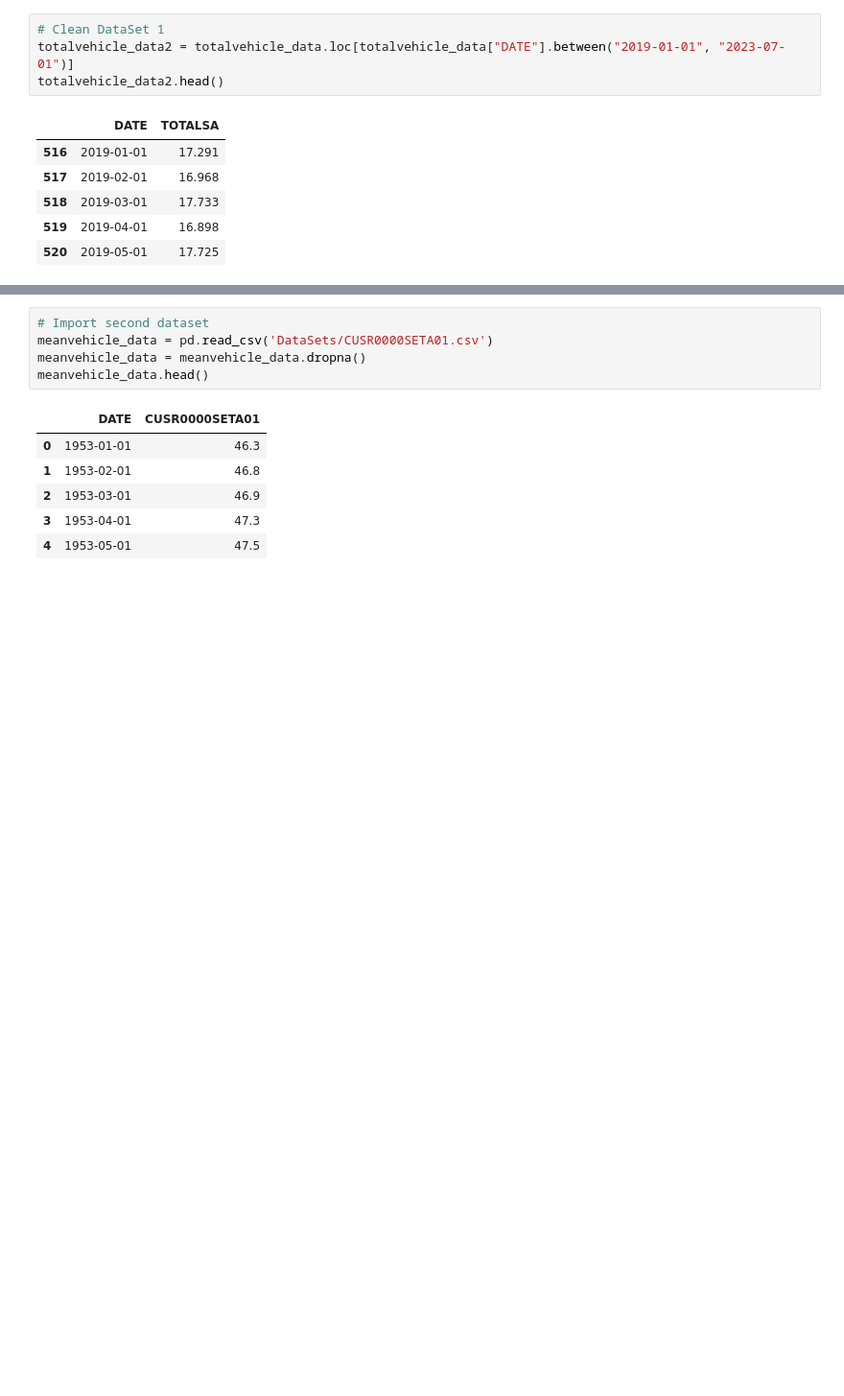
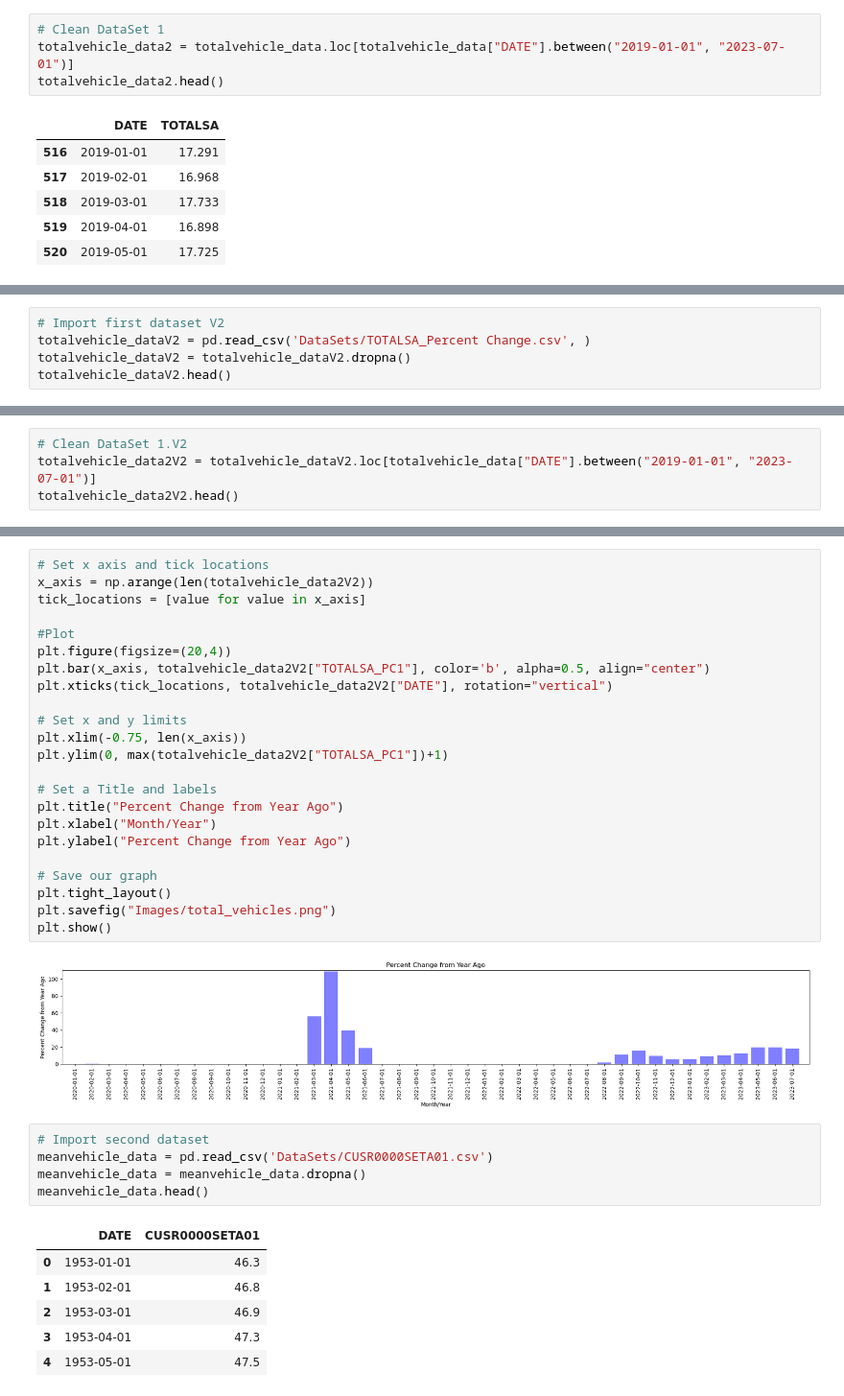
Before and after one commit to davidrf93/Project-1, a Jupyter notebook: Project 1 - Group 5.ipynb, the cells around one changed output, grey strips where cells are left out. Shown: that part at 96% size. Saved outputs shown, nothing was run; the diff lists cells and outputs as text; blank space fills up the shorter version.

```diff
--- a/Project 1 - Group 5.ipynb
+++ b/Project 1 - Group 5.ipynb
@@ -57,3 +53,8 @@ plt.savefig("Images/total_vehicles.png")
 plt.show()
 # %% [output]
 [figure]
+# %%
+# Import first dataset V2
+totalvehicle_dataV2 = pd.read_csv('DataSets/TOTALSA_Percent Change.csv', )
+totalvehicle_dataV2 = totalvehicle_dataV2.dropna()
+totalvehicle_dataV2.head()
@@ -59,0 +68,4 @@ plt.show()
+# %%
+# Clean DataSet 1.V2
+totalvehicle_data2V2 = totalvehicle_dataV2.loc[totalvehicle_data["DATE"].between("2019-01-01", "2023-07-01")]
+totalvehicle_data2V2.head()
@@ -60,3 +79,28 @@ plt.show()
+# %%
+# Set x axis and tick locations
+x_axis = np.arange(len(totalvehicle_data2V2))
+tick_locations = [value for value in x_axis]
+
+#Plot
+plt.figure(figsize=(20,4))
+plt.bar(x_axis, totalvehicle_data2V2["TOTALSA_PC1"], color='b', alpha=0.5, align="center")
+plt.xticks(tick_locations, totalvehicle_data2V2["DATE"], rotation="vertical")
+
+# Set x and y limits
+plt.xlim(-0.75, len(x_axis))
+plt.ylim(0, max(totalvehicle_data2V2["TOTALSA_PC1"])+1)
+
+# Set a Title and labels
+plt.title("Percent Change from Year Ago")
+plt.xlabel("Month/Year")
+plt.ylabel("Percent Change from Year Ago")
+
+# Save our graph
+plt.tight_layout()
+plt.savefig("Images/total_vehicles.png")
+plt.show()
+# %% [output]
+[figure, added]
 # %%
 # Import second dataset
 meanvehicle_data = pd.read_csv('DataSets/CUSR0000SETA01.csv')
```
Also changed, not shown: parts of 9 cells of this notebook, 2 other files.
